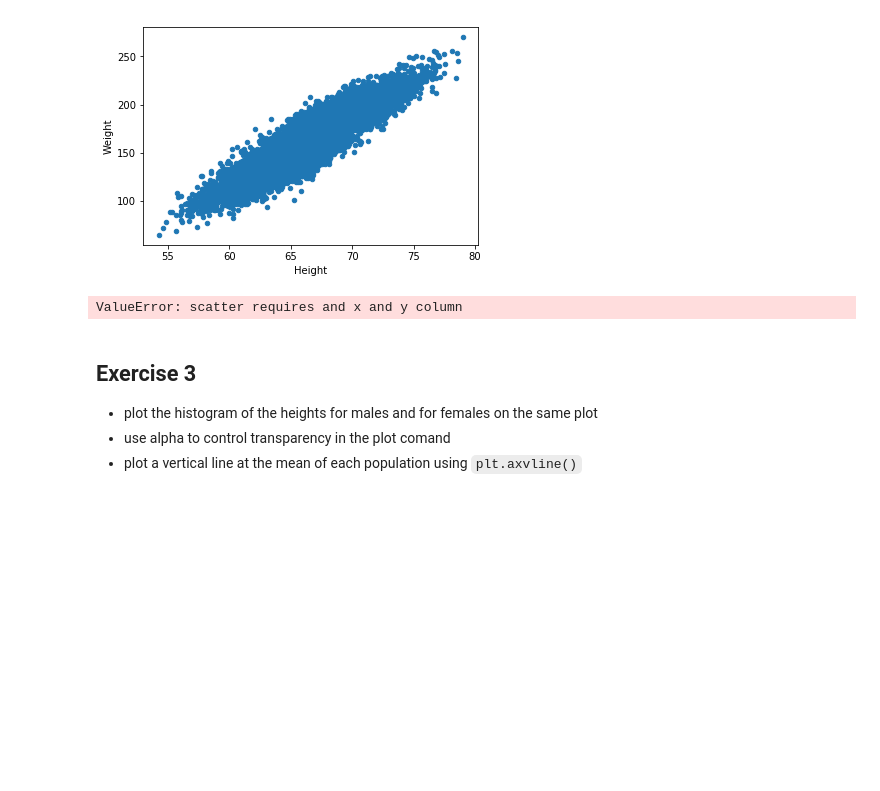
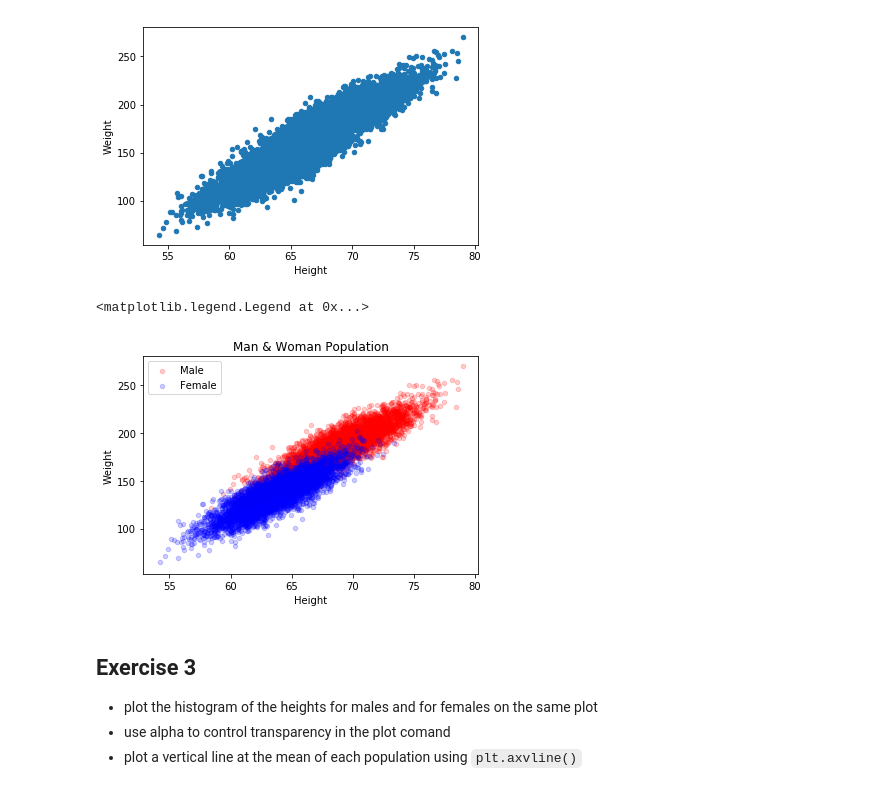
Before and after one commit to deep-diver/zero_to_deep_learning_udemy, a Jupyter notebook: course/2 Data.ipynb, the cells around one changed output. Drawn from its saved outputs; the diff is of its cells as text; code cells hidden in the pictures; blank space fills up the shorter version.

```diff
--- a/course/2 Data.ipynb
+++ b/course/2 Data.ipynb
@@ -600,10 +624,26 @@ df_ex2.plot(kind='scatter', x='Height', y='Weight')
 # %% [output]
 <matplotlib.axes._subplots.AxesSubplot at 0x...>
 [figure]
-# %%
-df_ex2.plot(kind='scatter')
-# %% [output]
-ValueError: scatter requires and x and y column
+# %%
+males = df_ex2[df_ex2['Gender'] == 'Male']
+females = df_ex2[df_ex2['Gender'] == 'Female']
+# %%
+fig, ax = plt.subplots(1, 1)
+
+males.plot(kind='scatter',
+           ax=ax,
+           x='Height', y='Weight',
+           color='red', alpha=0.2,
+           title='Man & Woman Population')
+
+females.plot(kind='scatter',
+           ax=ax,
+           x='Height', y='Weight',
+           color='blue', alpha=0.2)
+plt.legend(['Male', 'Female'])
+# %% [output]
+<matplotlib.legend.Legend at 0x...>
+[figure, added]
 # %% [markdown]
 ## Exercise 3
 - plot the histogram of the heights for males and for females on the same plot
```
Also changed, not shown: parts of 21 cells of this notebook.
